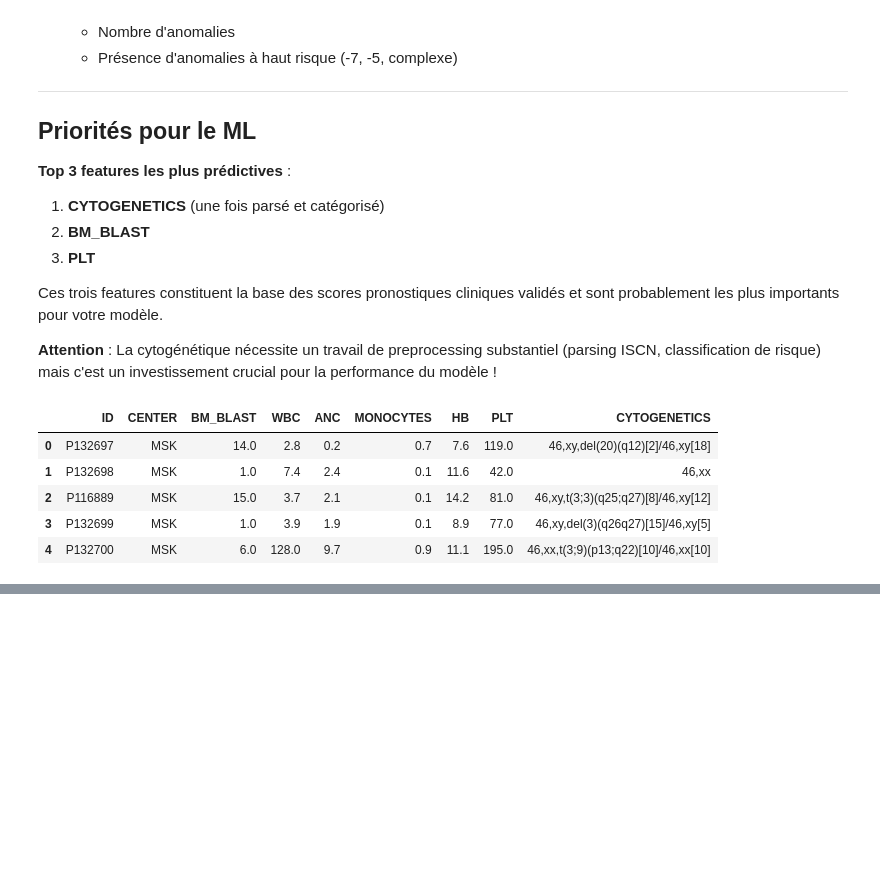
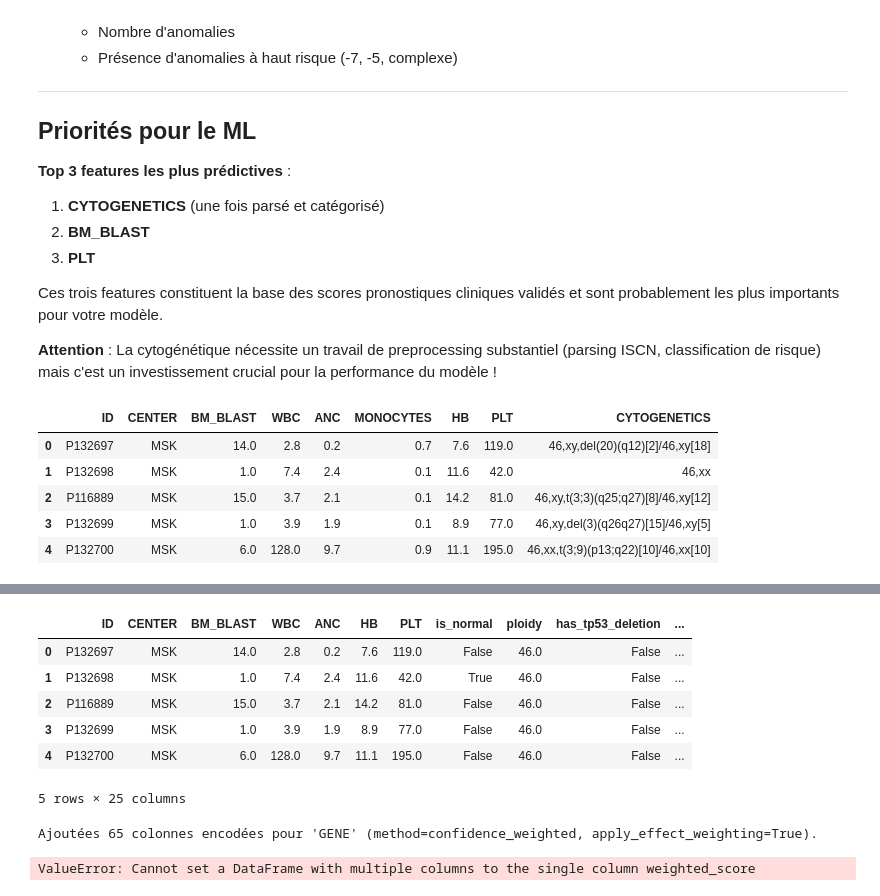
Before and after one commit to NzoCs/ens_data_challenge, a Jupyter notebook: notebooks/benchmark_feat_eng.ipynb, the cells around one changed output, grey strips where cells are left out. Saved outputs shown, nothing was run; the diff lists cells and outputs as text; code cells hidden in the pictures; blank space fills up the shorter version.

```diff
--- a/notebooks/benchmark_feat_eng.ipynb
+++ b/notebooks/benchmark_feat_eng.ipynb
@@ -1203,0 +338,24 @@ KeyboardInterrupt:
+# %%
+from ens_data_challenge.feature_engineering.feat_eng_helper import FeatureEngineerHelper
+from ens_data_challenge.types import CytoColumns, MolecularColumns, CytoStructColumns
+
+fe = FeatureEngineerHelper()
+# %%
+clinical_data_train = fe.Nmut(molecular_preprocess_train, clinical_preprocess_train)
+clinical_data_eval = fe.Nmut(molecular_preprocess_eval, clinical_preprocess_eval)
+# %%
+clinical_data_train.head()
+# %% [output]
+|  | ID | CENTER | BM_BLAST | WBC | ANC | HB | PLT | is_normal | ploidy | has_tp53_deletion | ... |
+| 0 | P132697 | MSK | 14.0 | 2.8 | 0.2 | 7.6 | 119.0 | False | 46.0 | False | ... |
+| 1 | P132698 | MSK | 1.0 | 7.4 | 2.4 | 11.6 | 42.0 | True | 46.0 | False | ... |
+| 2 | P116889 | MSK | 15.0 | 3.7 | 2.1 | 14.2 | 81.0 | False | 46.0 | False | ... |
+| 3 | P132699 | MSK | 1.0 | 3.9 | 1.9 | 8.9 | 77.0 | False | 46.0 | False | ... |
+| 4 | P132700 | MSK | 6.0 | 128.0 | 9.7 | 11.1 | 195.0 | False | 46.0 | False | ... |
+5 rows × 25 columns
+# %%
+clinical_data_train = fe.add_mol_encoding(clinical_data_train, molecular_preprocess_train, col='GENE', method='confidence_weighted', apply_effect_weighting=True)
+clinical_data_eval = fe.add_mol_encoding(clinical_data_eval, molecular_preprocess_eval, col='GENE', method='confidence_weighted', apply_effect_weighting=True)
+# %% [output]
+Ajoutées 65 colonnes encodées pour 'GENE' (method=confidence_weighted, apply_effect_weighting=True).
+ValueError: Cannot set a DataFrame with multiple columns to the single column weighted_score
```
Also changed, not shown: parts of 60 cells of this notebook, 28 other files.
